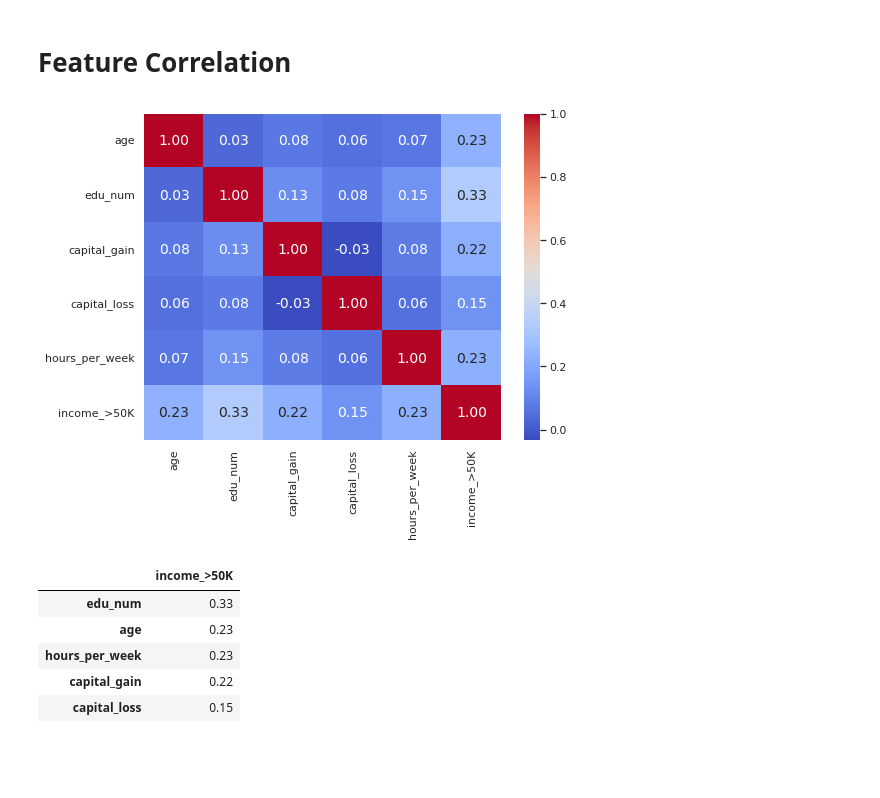
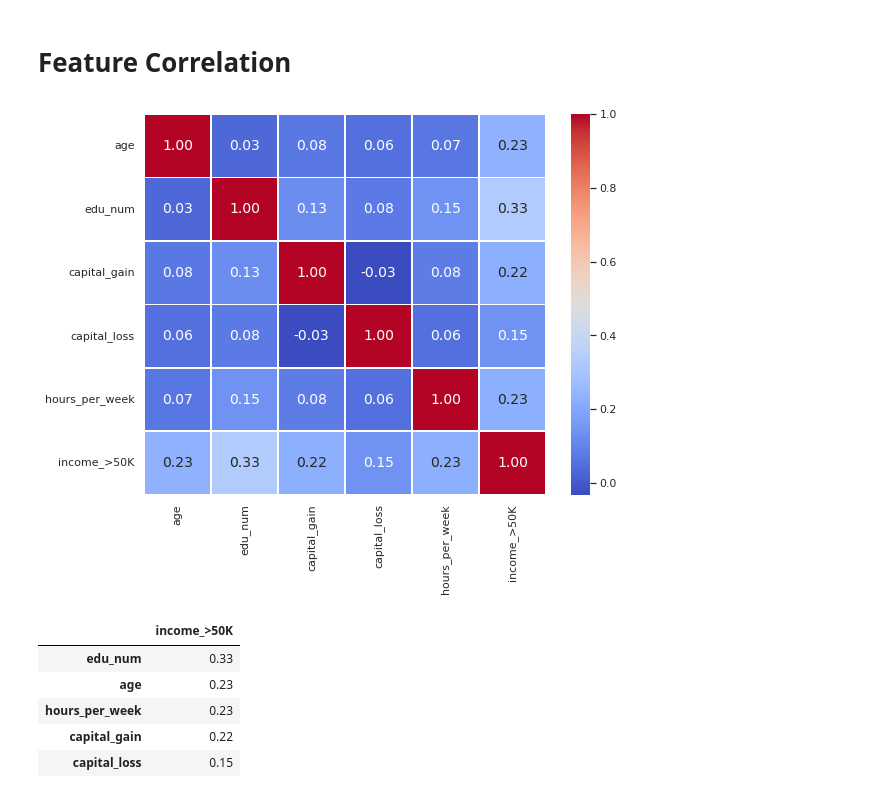
Before and after one commit to heesukjang/Income_Prediction, a Jupyter notebook: Income_Prediction.ipynb, the cells around one changed output. Drawn from its saved outputs; the diff is of its cells as text; code cells hidden in the pictures; blank space fills up the shorter version.

```diff
--- a/Income_Prediction.ipynb
+++ b/Income_Prediction.ipynb
@@ -45,7 +45,7 @@ import seaborn as sns
 from IPython.display import display_html, Image
 
 pd.options.display.float_format = '{:.2f}'.format
-sns.set(style='whitegrid', palette='muted', font_scale=2)
+sns.set_style('white')
 mpl.rcParams['figure.figsize'] = (8,6)
 plt.rcParams['legend.fontsize'] = 12
 plt.rcParams['axes.labelsize'] = 12
@@ -296,6 +297,7 @@ check_missing_data(X_test)
 # %%
 plt.figure(figsize=(20,6))
 sns.set(font_scale=1)
+sns.set_style('white')
 
 plt.subplot(1,3,1)
 sns.countplot(x='occupation', data=X_train, order=X_train.occupation.value_counts().index)
@@ -396,14 +398,15 @@ Index(['age', 'job_type', 'finacial_weight', 'education', 'edu_num',
 # %% [markdown]
 # Feature Correlation
 # %%
-plt.figure(figsize=(8,6))
+plt.figure(figsize=(9,7))
 sns.heatmap(X_train.corr(),
             cmap='coolwarm',
             annot=True,
             annot_kws={'fontsize':14},
+            linewidth=0.6,
             fmt='.2f');
 # %% [output]
-[figure, old version]
+[figure, new version]
 # %%
 # highest correlated with correlation of features with 'income'
 corr_with_income = pd.DataFrame(X_train.corr()['income_>50K'].sort_values(ascending=False)[1:])
```
Also changed, not shown: parts of 15 cells of this notebook.
